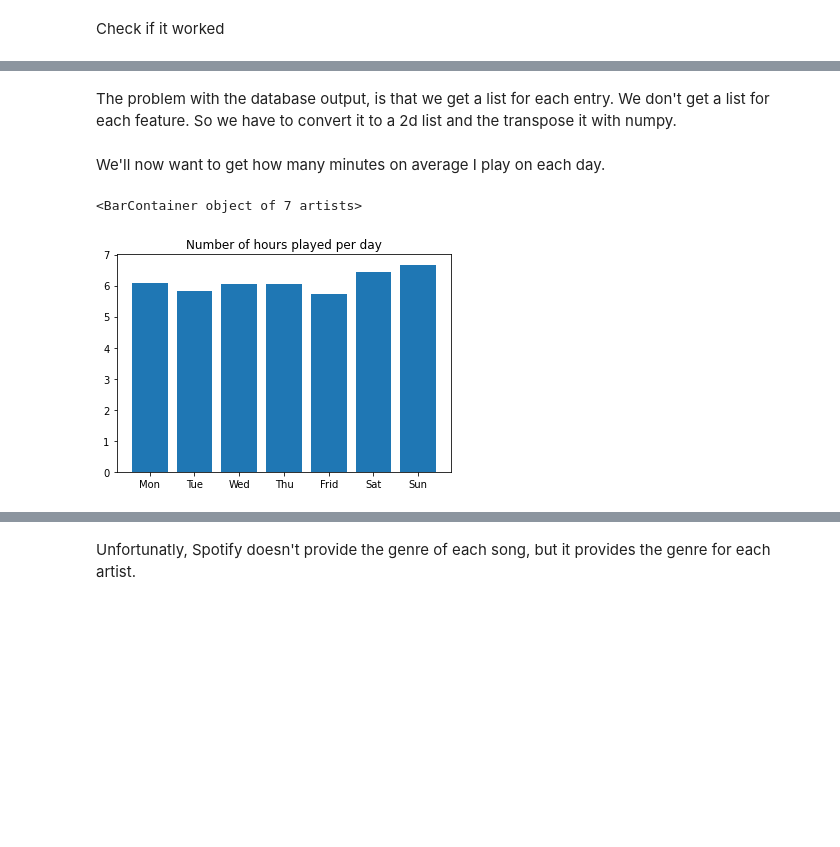
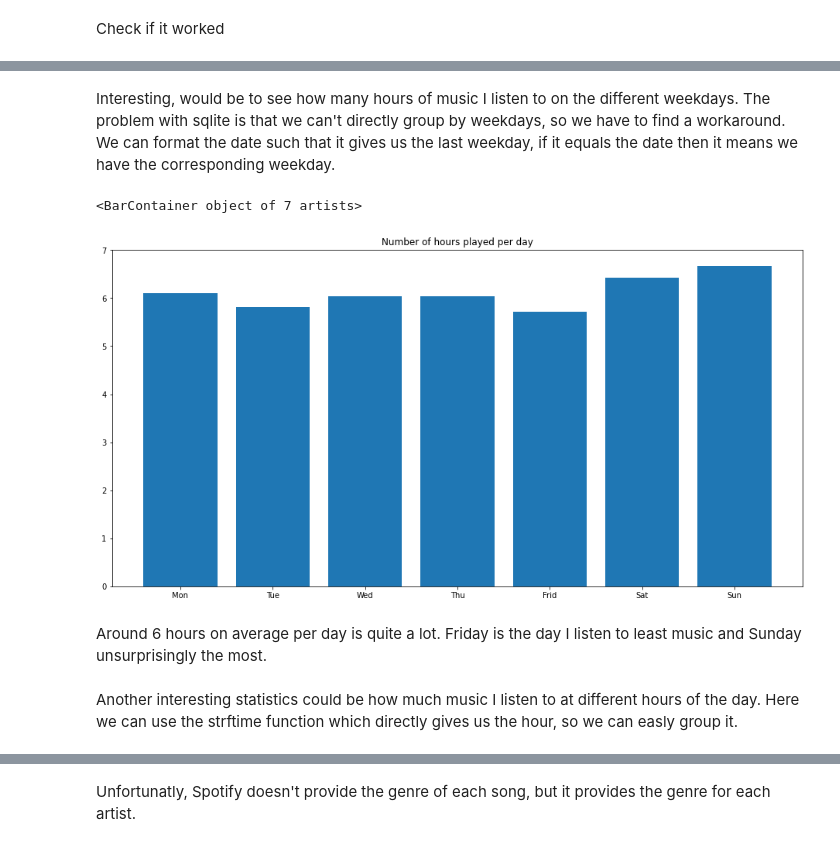
Before and after one commit to TimoBl/Spotify-Data-Analysis, a Jupyter notebook: Spotify_Data_Analysis.ipynb, the cells around one changed output, grey strips where cells are left out. Saved outputs shown, nothing was run; the diff lists cells and outputs as text; code cells hidden in the pictures; blank space fills up the shorter version.

```diff
--- a/Spotify_Data_Analysis.ipynb
+++ b/Spotify_Data_Analysis.ipynb
@@ -62,7 +62,7 @@ database.commit()
 # %% [markdown]
 Check if it worked
 # %%
-cmd = """SELECT * FROM streaming_history LIMIT 5;"""
+cmd = """ SELECT * FROM streaming_history LIMIT 10;"""
 cur = database.execute(cmd)
 res = cur.fetchall()
 
@@ -79,11 +81,0 @@ Now that we have the data, we can try to visualize the listening history. We'll
-# %%
-cmd = """ SELECT
-              DATE(endTime) AS date,
-              SUM(msPlayed) / 60000
-          FROM
-              streaming_history
-          GROUP BY
-              date;
-      """
-cur = database.execute(cmd)
-res = cur.fetchall()
@@ -93,10 +85,8 @@ Let's plot the number of streams for each day with the popular library matplolib
 pip install matplotlib
 # %%
 pip install numpy
-# %% [markdown]
-The problem with the database output, is that we get a list for each entry. We don't get a list for each feature. So we have to convert it to a 2d list and the transpose it with numpy.
-# %% [markdown]
-We'll now want to get how many minutes on average I play on each day.
+# %% [markdown]
+Interesting, would be to see how many hours of music I listen to on the different weekdays. The problem with sqlite is that we can't directly group by weekdays, so we have to find a workaround. We can format the date such that it gives us the last weekday, if it equals the date then it means we have the corresponding weekday.
 # %%
 weekDays = []
 for i in range(7):
@@ -124,8 +114,13 @@ for i in range(7):
     weekDays.append(res[0][0])
 # %%
 x = ["Mon", "Tue", "Wed", "Thu", "Frid", "Sat", "Sun"]
-plt.title("Number of hours played per day")
-plt.bar(x, weekDays)
+fig, ax = plt.subplots(figsize=(16, 8))
+ax.title.set_text("Number of hours played per day")
+ax.bar(x, weekDays)
 # %% [output]
 <BarContainer object of 7 artists>
-[figure, old version]
+[figure, new version]
+# %% [markdown]
+Around 6 hours on average per day is quite a lot. Friday is the day I listen to least music and Sunday unsurprisingly the most.
+# %% [markdown]
+Another interesting statistics could be how much music I listen to at different hours of the day. Here we can use the strftime function which directly gives us the hour, so we can easly group it.
```
Also changed, not shown: parts of 10 cells of this notebook.
